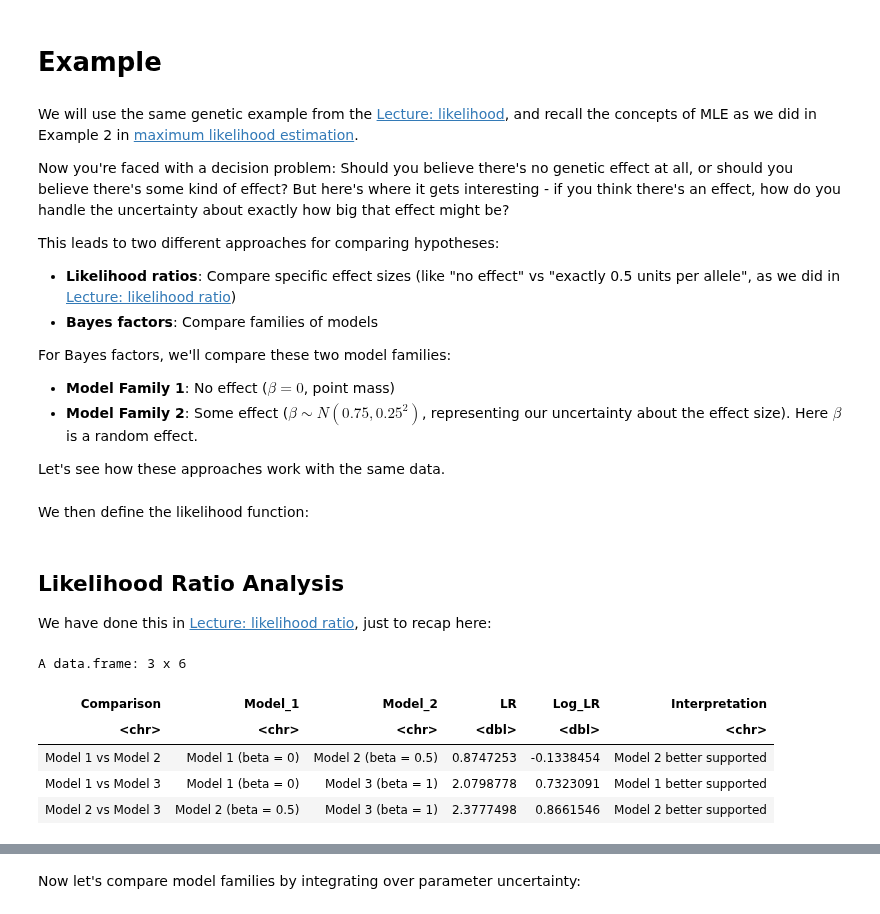
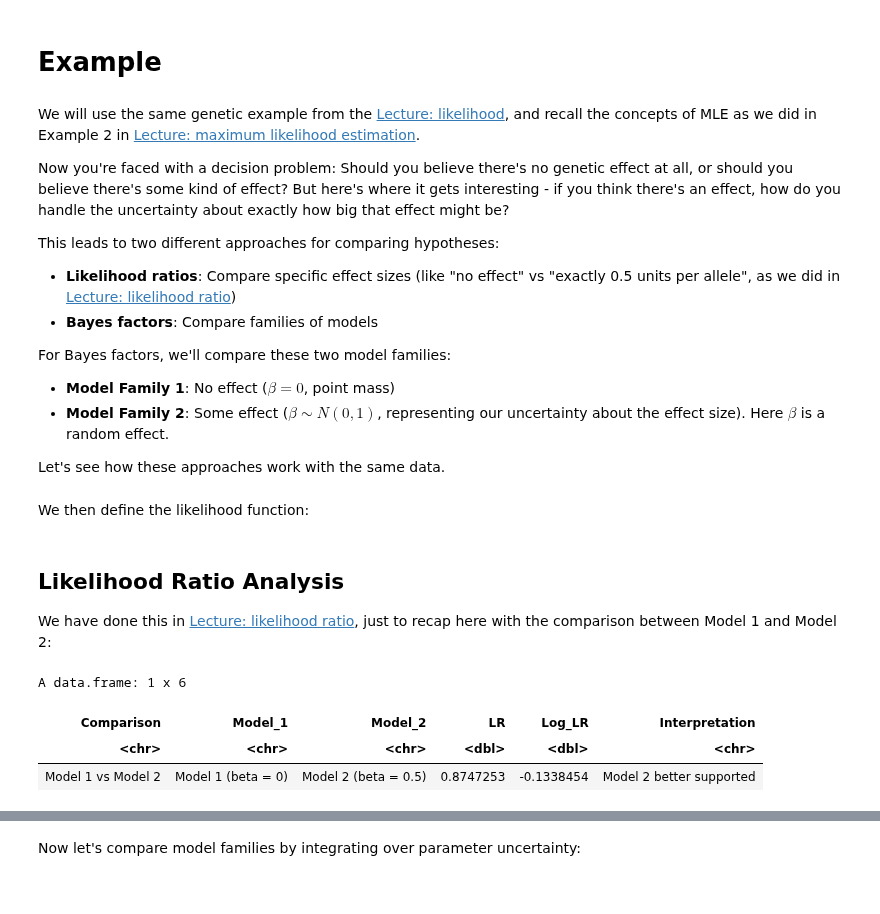
Before and after one commit to StatFunGen/statgen-prerequisites, a Jupyter notebook: Bayes_factor.ipynb, the cells around one changed output, grey strips where cells are left out. Drawn from its saved outputs; the diff is of its cells as text; code cells hidden in the pictures.

```diff
--- a/Bayes_factor.ipynb
+++ b/Bayes_factor.ipynb
@@ -32,7 +33,7 @@ $$
 # %% [markdown]
 # Example
 # %% [markdown]
-We will use the same genetic example from the [Lecture: likelihood](https://gaow.github.io/statgen-prerequisites/likelihood.html), and recall the concepts of MLE as we did in Example 2 in [maximum likelihood estimation](https://gaow.github.io/statgen-prerequisites/maximum_likelihood_estimation.html).
+We will use the same genetic example from the [Lecture: likelihood](https://gaow.github.io/statgen-prerequisites/likelihood.html), and recall the concepts of MLE as we did in Example 2 in [Lecture: maximum likelihood estimation](https://gaow.github.io/statgen-prerequisites/maximum_likelihood_estimation.html).
 
 Now you're faced with a decision problem: Should you believe there's no genetic effect at all, or should you believe there's some kind of effect? But here's where it gets interesting - if you think there's an effect, how do you handle the uncertainty about exactly how big that effect might be?
 
@@ -42,7 +43,7 @@ This leads to two different approaches for comparing hypotheses:
 
 For Bayes factors, we'll compare these two model families:
 - **Model Family 1**: No effect ($\beta = 0$, point mass)
-- **Model Family 2**: Some effect ($\beta \sim N(0.75, 0.25^2)$, representing our uncertainty about the effect size). Here $\beta$ is a random effect.
+- **Model Family 2**: Some effect ($\beta \sim N(0, 1)$, representing our uncertainty about the effect size). Here $\beta$ is a random effect.
 
 Let's see how these approaches work with the same data.
 # %%
@@ -92,27 +93,27 @@ log_likelihood <- function(beta, sd, X, Y) {
 # %% [markdown]
 ## Likelihood Ratio Analysis
 
-We have done this in [Lecture: likelihood ratio](https://gaow.github.io/statgen-prerequisites/likelihood_ratio.html), just to recap here:
+We have done this in [Lecture: likelihood ratio](https://gaow.github.io/statgen-prerequisites/likelihood_ratio.html), just to recap here with the comparison between Model 1 and Model 2:
 # %%
 # Test three different models with different beta values
-beta_values <- c(0, 0.5, 1.0)  # Three different effect sizes to test
-model_names <- paste0("Model ", 1:3, " (beta = ", beta_values, ")")
+beta_values <- c(0, 0.5)  # Three different effect sizes to test
+model_names <- paste0("Model ", 1:2, " (beta = ", beta_values, ")")
 
 # Calculate likelihoods and log-likelihoods
 results <- data.frame(
   Model = model_names,
   Beta = beta_values,
-  Likelihood = numeric(3),
-  Log_Likelihood = numeric(3)
+  Likelihood = numeric(2),
+  Log_Likelihood = numeric(2)
 )
 
-for (i in 1:3) {
+for (i in 1:2) {
   results$Likelihood[i] <- likelihood(beta = beta_values[i], sd = true_sd, X = X, Y = Y)
   results$Log_Likelihood[i] <- log_likelihood(beta = beta_values[i], sd = true_sd, X = X, Y = Y)
 }
 
 # Calculate all pairwise likelihood ratios
-model_pairs <- combn(1:3, 2)  # All combinations of 2 models from 3
+model_pairs <- combn(1:2, 2)  # All combinations of 2 models from 3
 n_pairs <- ncol(model_pairs)
 
 lr_results <- data.frame(
@@ -128,36 +129,34 @@ lr_results <- data.frame(
 for (i in 1:n_pairs) {
   m1 <- model_pairs[1, i]  # First model index
   m2 <- model_pairs[2, i]  # Second model index
 
   # Calculate likelihood ratio: L(M1|D) / L(M2|D)
   lr_value <- results$Likelihood[m1] / results$Likelihood[m2]
   log_lr_value <- results$Log_Likelihood[m1] - results$Log_Likelihood[m2]
 
   # Determine interpretation
   if (lr_value > 1) {
     interpretation <- paste("Model", m1, "better supported")
   } else if (lr_value < 1) {
     interpretation <- paste("Model", m2, "better supported")
   } else {
     interpretation <- "Equal support"
   }
 
   # Store results
   lr_results$Comparison[i] <- paste("Model", m1, "vs Model", m2)
   lr_results$Model_1[i] <- results$Model[m1]
   lr_results$Model_2[i] <- results$Model[m2]
   lr_results$LR[i] <- lr_value
   lr_results$Log_LR[i] <- log_lr_value
   lr_results$Interpretation[i] <- interpretation
 }
 lr_results
 # %% [output]
-A data.frame: 3 x 6
+A data.frame: 1 x 6
 | Comparison | Model_1 | Model_2 | LR | Log_LR | Interpretation |
 | <chr> | <chr> | <chr> | <dbl> | <dbl> | <chr> |
 | Model 1 vs Model 2 | Model 1 (beta = 0) | Model 2 (beta = 0.5) | 0.8747253 | -0.1338454 | Model 2 better supported |
-| Model 1 vs Model 3 | Model 1 (beta = 0) | Model 3 (beta = 1) | 2.0798778 | 0.7323091 | Model 1 better supported |
-| Model 2 vs Model 3 | Model 2 (beta = 0.5) | Model 3 (beta = 1) | 2.3777498 | 0.8661546 | Model 2 better supported |
 # %% [markdown]
 ## Bayes Factor Analysis (Model Families)
 
```
Also changed, not shown: parts of 5 cells of this notebook, 1 other file.
